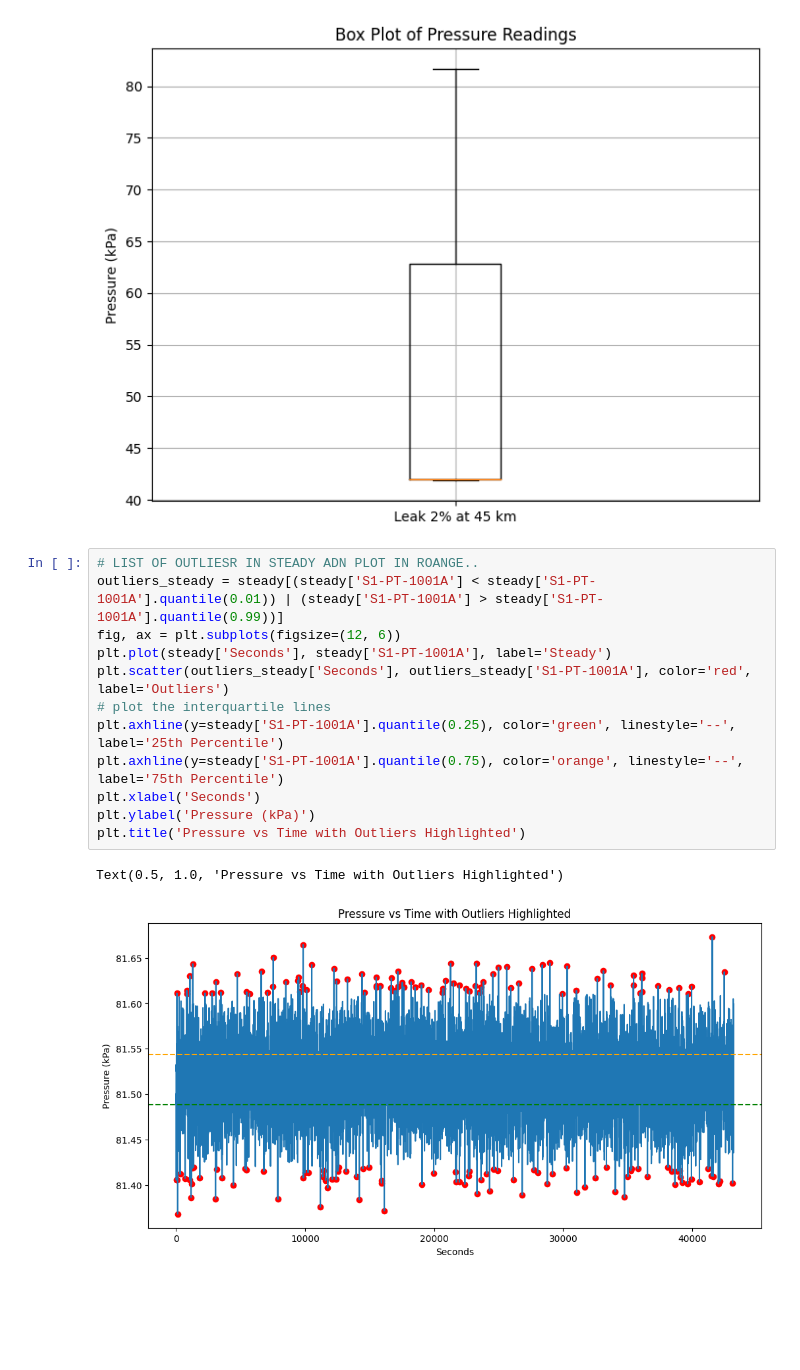
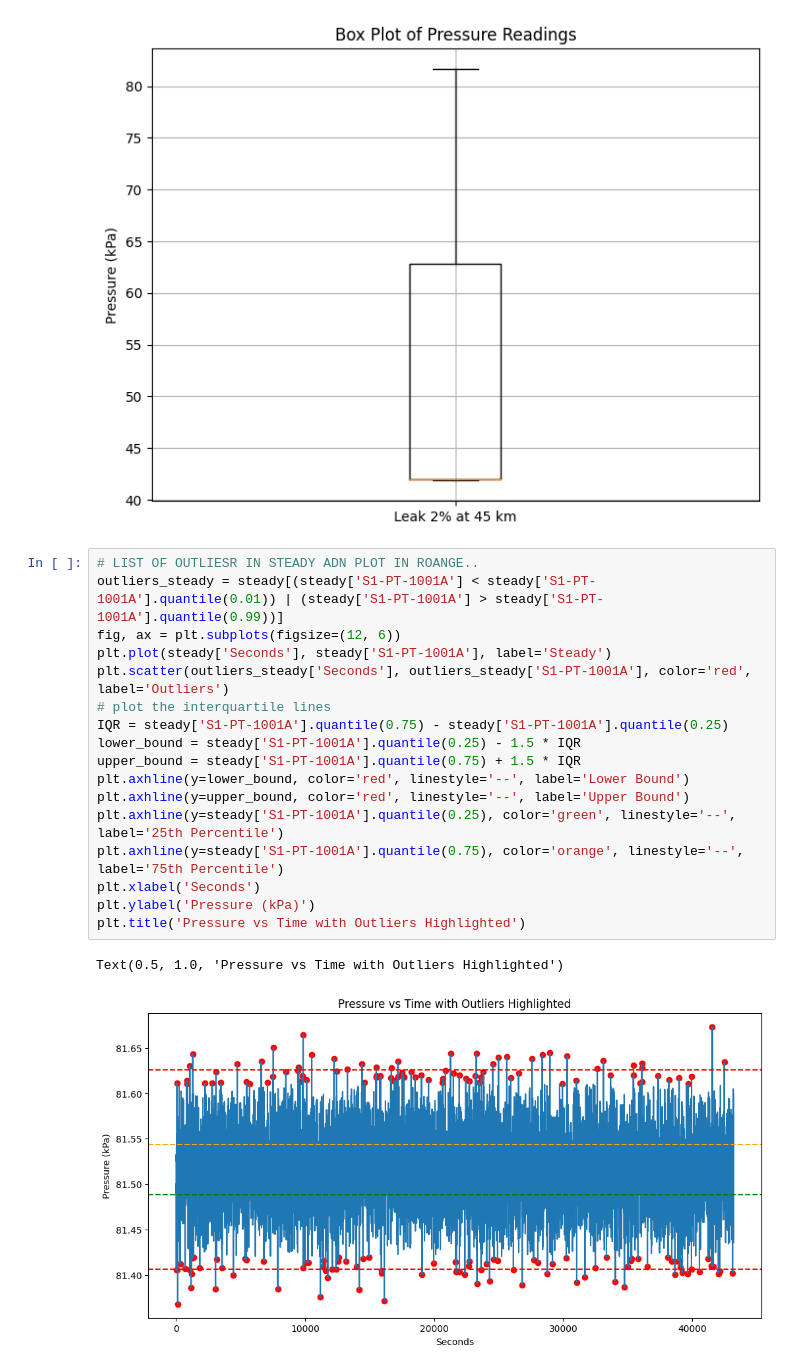
Before and after one commit to JVSCHANDRADITHYA/MultiDimensionalAD, a Jupyter notebook: Week-1-Classify/classify_flows.ipynb, the cells around one changed output. Cells and saved outputs as stored; diff of their text form; blank space fills up the shorter version.

```diff
--- a/Week-1-Classify/classify_flows.ipynb
+++ b/Week-1-Classify/classify_flows.ipynb
@@ -85,15 +85,20 @@ plt.show()
 # %%
 # LIST OF OUTLIESR IN STEADY ADN PLOT IN ROANGE..
 outliers_steady = steady[(steady['S1-PT-1001A'] < steady['S1-PT-1001A'].quantile(0.01)) | (steady['S1-PT-1001A'] > steady['S1-PT-1001A'].quantile(0.99))]
 fig, ax = plt.subplots(figsize=(12, 6))
 plt.plot(steady['Seconds'], steady['S1-PT-1001A'], label='Steady')
 plt.scatter(outliers_steady['Seconds'], outliers_steady['S1-PT-1001A'], color='red', label='Outliers')
 # plot the interquartile lines
+IQR = steady['S1-PT-1001A'].quantile(0.75) - steady['S1-PT-1001A'].quantile(0.25)
+lower_bound = steady['S1-PT-1001A'].quantile(0.25) - 1.5 * IQR
+upper_bound = steady['S1-PT-1001A'].quantile(0.75) + 1.5 * IQR
+plt.axhline(y=lower_bound, color='red', linestyle='--', label='Lower Bound')
+plt.axhline(y=upper_bound, color='red', linestyle='--', label='Upper Bound')
 plt.axhline(y=steady['S1-PT-1001A'].quantile(0.25), color='green', linestyle='--', label='25th Percentile')
 plt.axhline(y=steady['S1-PT-1001A'].quantile(0.75), color='orange', linestyle='--', label='75th Percentile')
 plt.xlabel('Seconds')
 plt.ylabel('Pressure (kPa)')
 plt.title('Pressure vs Time with Outliers Highlighted')
 # %% [output]
 Text(0.5, 1.0, 'Pressure vs Time with Outliers Highlighted')
-[figure, old version]
+[figure, new version]
```
